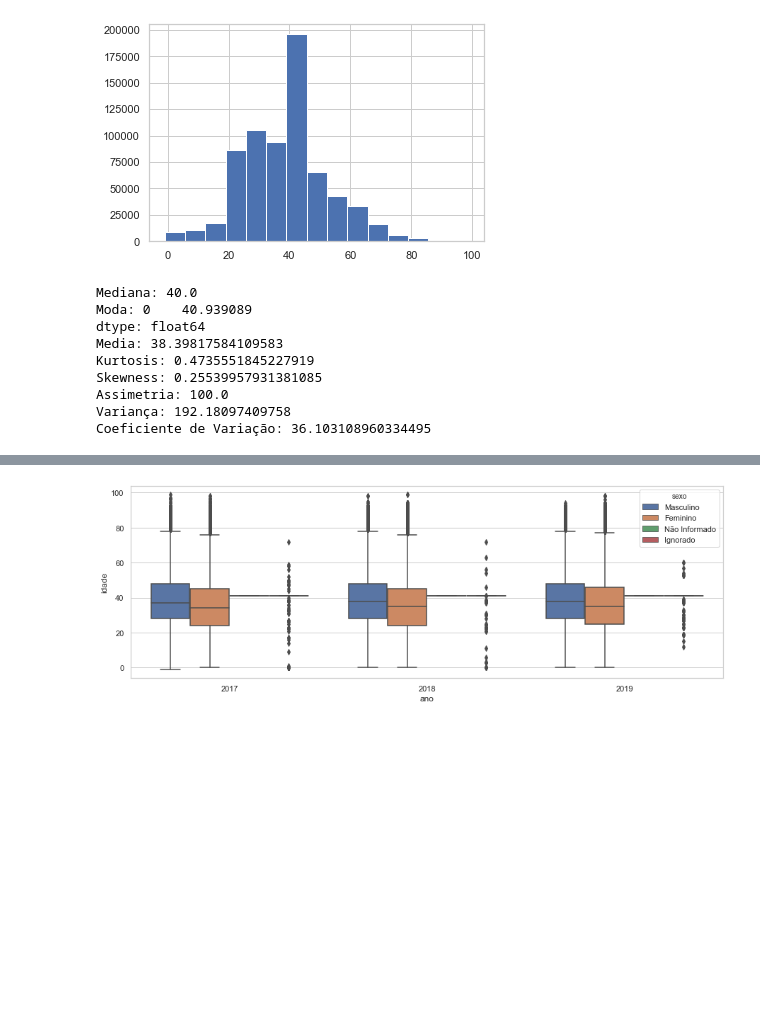
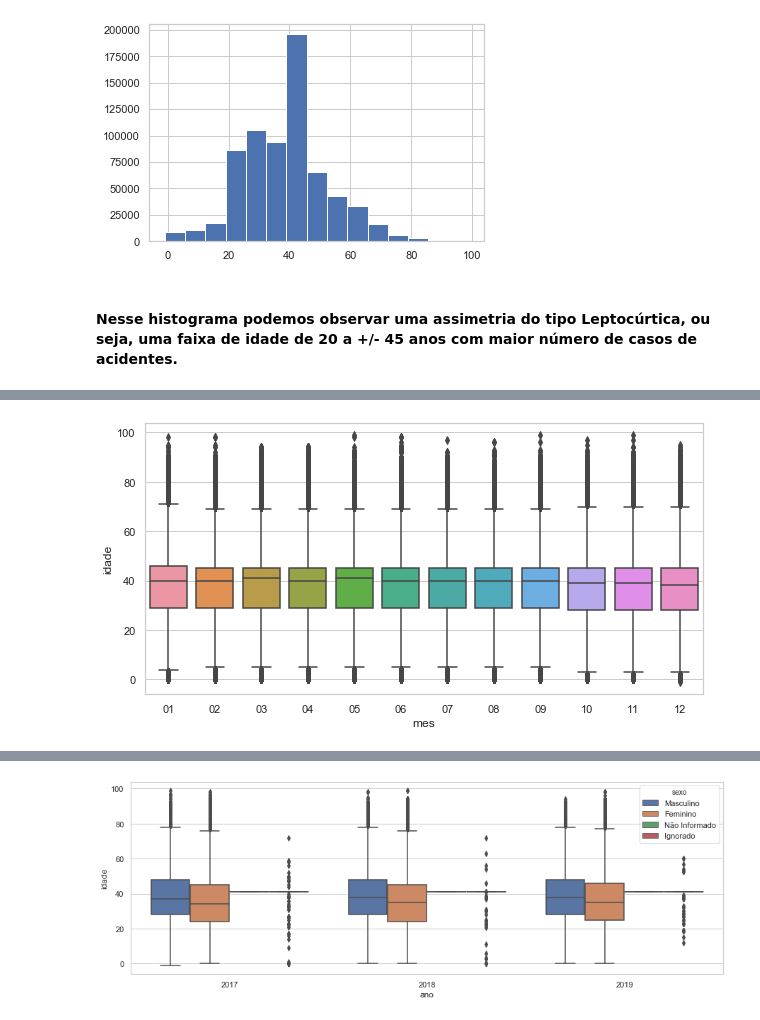
Before and after one commit to vitorioluis/Machine-Learning, a Jupyter notebook: Estudo de acidentes de Trânsito/Acidentes de Trânsito.ipynb, the cells around one changed output, grey strips where cells are left out. Saved outputs shown, nothing was run; the diff lists cells and outputs as text; code cells hidden in the pictures; blank space fills up the shorter version.

```diff
--- a/Estudo de acidentes de Trânsito/Acidentes de Trânsito.ipynb
+++ b/Estudo de acidentes de Trânsito/Acidentes de Trânsito.ipynb
@@ -259,28 +305,8 @@ def gerar_grafico_padrao(campo, largura=10, altura=14, df = df_acidentes,titulo=
 df_acidentes['idade'].hist(bins=15);
 # %% [output]
 [figure]
-# %%
-sd = df_acidentes['idade'].std()
-cv = sd / df_acidentes['idade'].mean() * 100
-
-print('Mediana:', df_acidentes['idade'].median())
-print('Moda:', df_acidentes.idade.mode())
-print('Media:', df_acidentes.idade.mean())
-print('Kurtosis:', df_acidentes.idade.kurtosis())
-print('Skewness:', df_acidentes.idade.skew())
-print('Assimetria:', df_acidentes['idade'].max() - df_acidentes['idade'].min())
-print('Variança:',df_acidentes['idade'].var())
-print('Coeficiente de Variação:', cv)
-# %% [output]
-Mediana: 40.0
-Moda: 0    40.939089
-dtype: float64
-Media: 38.39817584109583
-Kurtosis: 0.4735551845227919
-Skewness: 0.25539957931381085
-Assimetria: 100.0
-Variança: 192.18097409758
-Coeficiente de Variação: 36.103108960334495
+# %% [markdown]
+#### Nesse histograma podemos observar uma assimetria do tipo Leptocúrtica, ou seja, uma faixa de idade de 20 a +/- 45 anos com maior número de casos de acidentes.
 # %%
 df_acidentes.describe().transpose()
 # %% [output]
@@ -297,6 +323,11 @@ df_acidentes.describe().transpose()
 | feridos_graves | 684974.0 | 0.101218 | 0.301618 | 0.0 | 0.00 | 0.0 | 0.00 | 1.0 |
 | mortos | 684974.0 | 0.035050 | 0.183905 | 0.0 | 0.00 | 0.0 | 0.00 | 1.0 |
 | ano | 684974.0 | 2017.929413 | 0.721747 | 2017.0 | 2017.00 | 2018.0 | 2018.00 | 2019.0 |
+# %%
+plt.figure(figsize=(10,5))
+sns.boxplot(x="mes", y="idade", data=df_acidentes);
+# %% [output]
+[figure, added]
 # %%
 #sns.scatterplot(y='idade',x='sexo',data=df_acidentes);
 plt.figure(figsize=(10,5))
```
Also changed, not shown: parts of 23 cells of this notebook.
